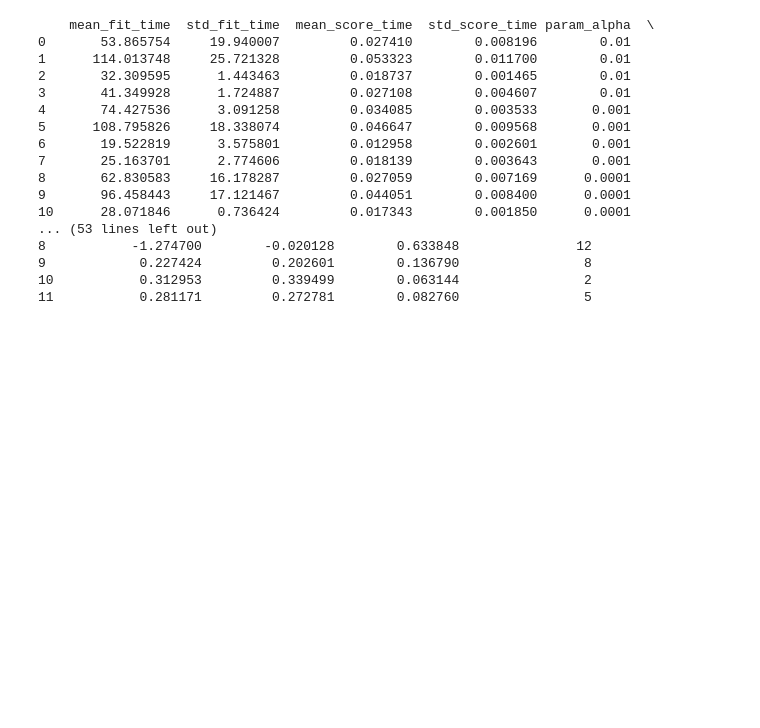
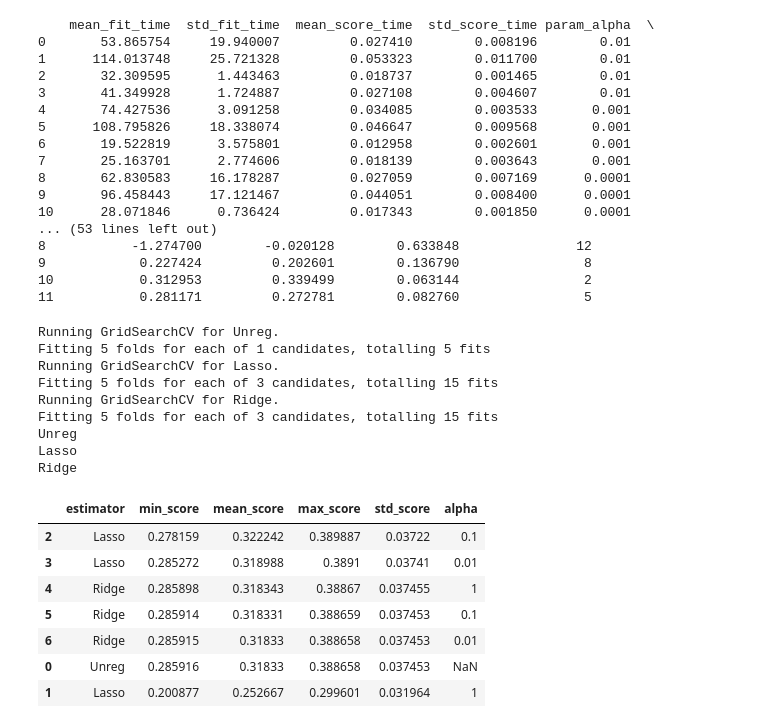
Before and after one commit to ztucker4/ECE219_Winter2021, a Jupyter notebook: Project_4/Project_4.ipynb, the cells around one changed output. Saved outputs shown, nothing was run; the diff lists cells and outputs as text; code cells hidden in the pictures; blank space fills up the shorter version.

```diff
--- a/Project_4/Project_4.ipynb
+++ b/Project_4/Project_4.ipynb
@@ -429,3 +429,73 @@ print(pd.DataFrame(clf.cv_results_))
 9            0.227424         0.202601        0.136790                8
 10           0.312953         0.339499        0.063144                2
 11           0.281171         0.272781        0.082760                5
+# %%
+#Linear Regression
+#Q10
+#Regularization serves to limit the available hypothesis space to reduce overfitting.
+#Lasso regression (L1 regularization, using absolute value) and
+#Ridge regression (L2 regularization, using squares) are two options for this.
+#Both penalize hypothesis "complexity" by reducing weights.
+#Lasso regression is more likely to make weights zero for irrelevant features,
+#while ridge regression is likely to just make weights small.
+
+#Q11
+from sklearn.linear_model import LinearRegression
+from sklearn.linear_model import Ridge
+from sklearn.linear_model import Lasso
+from sklearn.model_selection import GridSearchCV
+
+unreg_classifier = LinearRegression()
+l1_classifier = Lasso(max_iter=10000)
+l2_classifier = Ridge(max_iter=10000)
+
+params = {
+    'alpha': [1, 0.1, 0.01]
+}
+
+models_in = {
+    'Unreg': unreg_classifier,
+    'Lasso': l1_classifier,
+    'Ridge': l2_classifier
+}
+
+params_in = {
+    'Lasso': params,
+    'Ridge': params,
+    'Unreg': {}
+}
+
+grid_search = EstimatorSelectionHelper(models_in, params_in)
+grid_search.fit(suic_data_ready, labels_suic, n_jobs=1, cv=5)
+grid_search.score_summary(sort_by='mean_score')
+
+#Q12
+#In the case without regularization, feature scaling does not matter other than in speeding up computation.
+#However, feature scaling is very important if regularization is used.
+#This is due to the way that regularization penalizes features.
+#We want to make sure our features are centered and operate on the same "scale",
+#so that none are unfairly penalized.
+
+#Q13
+#The p values reported by some linear regression packages for different features
+#give the results of the hypothesis test that the slope is zero.
+#This can be used to roughly rank the most significant features by looking
+#for the ones corresponding to the lowest p values.
+# %% [output]
+Running GridSearchCV for Unreg.
+Fitting 5 folds for each of 1 candidates, totalling 5 fits
+Running GridSearchCV for Lasso.
+Fitting 5 folds for each of 3 candidates, totalling 15 fits
+Running GridSearchCV for Ridge.
+Fitting 5 folds for each of 3 candidates, totalling 15 fits
+Unreg
+Lasso
+Ridge
+|  | estimator | min_score | mean_score | max_score | std_score | alpha |
+| 2 | Lasso | 0.278159 | 0.322242 | 0.389887 | 0.03722 | 0.1 |
+| 3 | Lasso | 0.285272 | 0.318988 | 0.3891 | 0.03741 | 0.01 |
+| 4 | Ridge | 0.285898 | 0.318343 | 0.38867 | 0.037455 | 1 |
+| 5 | Ridge | 0.285914 | 0.318331 | 0.388659 | 0.037453 | 0.1 |
+| 6 | Ridge | 0.285915 | 0.31833 | 0.388658 | 0.037453 | 0.01 |
+| 0 | Unreg | 0.285916 | 0.31833 | 0.388658 | 0.037453 | NaN |
+| 1 | Lasso | 0.200877 | 0.252667 | 0.299601 | 0.031964 | 1 |
```
Also changed, not shown: parts of 4 cells of this notebook.
